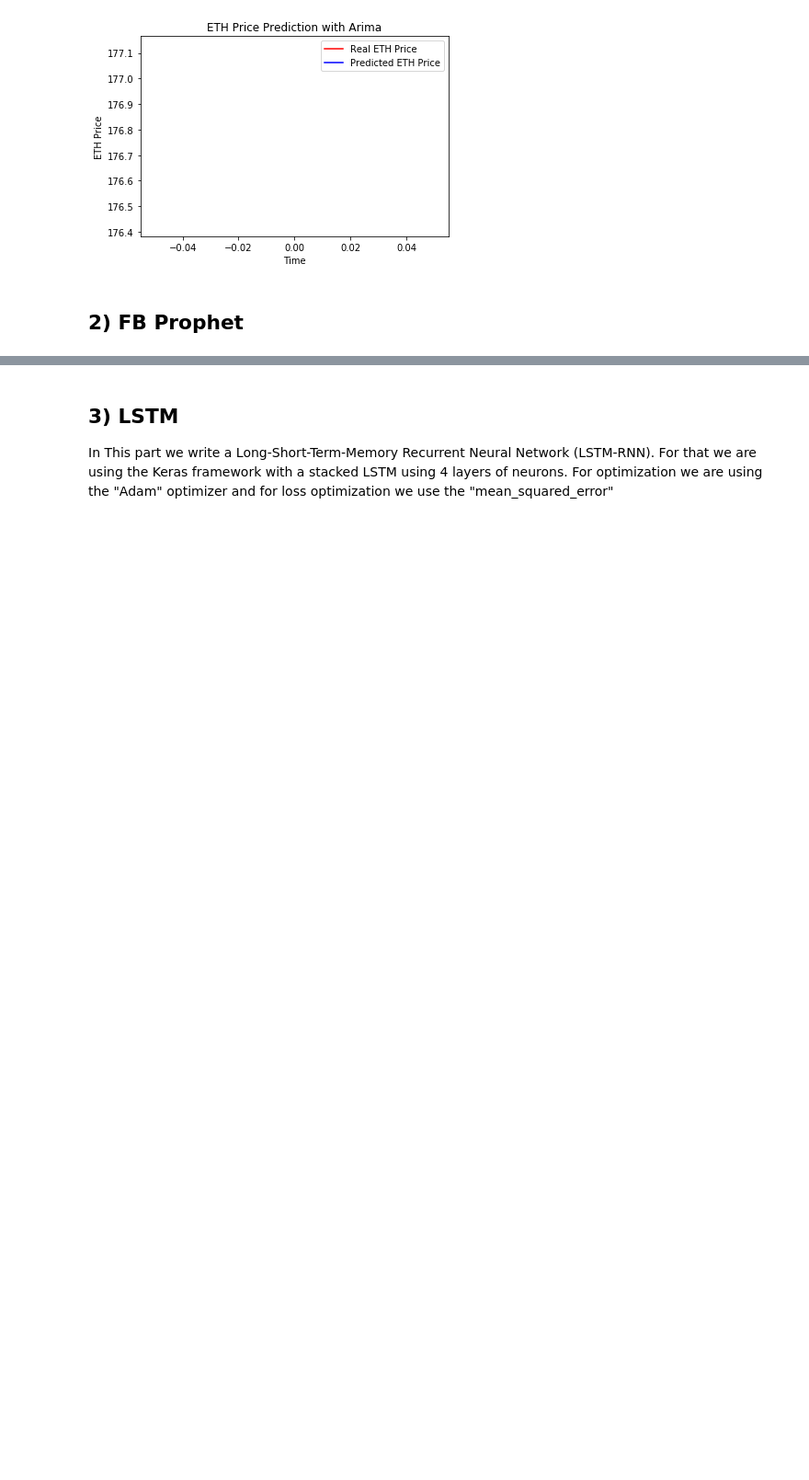
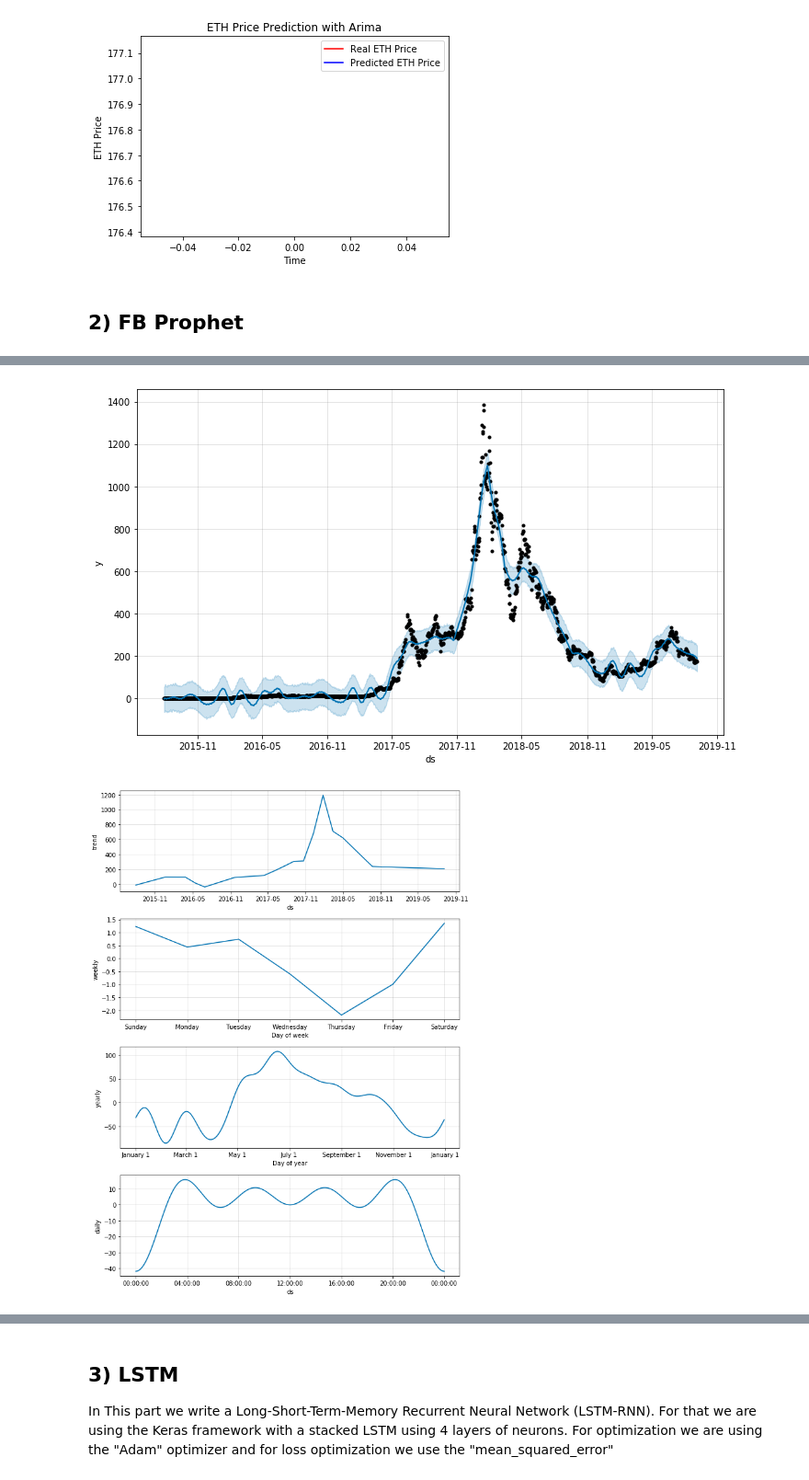
Before and after one commit to y4m4rx/appliedDataScienceProject, a Jupyter notebook: sezi/Combine.ipynb, the cells around one changed output, grey strips where cells are left out. Shown at 92% size. Saved outputs shown, nothing was run; the diff lists cells and outputs as text; code cells hidden in the pictures; blank space fills up the shorter version.

```diff
--- a/sezi/Combine.ipynb
+++ b/sezi/Combine.ipynb
@@ -756,6 +763,9 @@ def fit_prophet(df_prophet, periods, change_point):
 # %%
-hyperparameter_tuning_prophet(df_prophet, change_points, 30)
+#hyperparameter_tuning_prophet(df_prophet, change_points, 30)
 
 for time in prediction_time:
     result_prophet = fit_prophet(df_prophet[:-time], time, 0.2)
     model_result["FB Prophet-t+"+str(time)] = [df_data["Price"][-time:],result_prophet['yhat'][-time:]]
+# %% [output]
+[figure, added]
+[figure, added]
```
Also changed, not shown: parts of 4 cells of this notebook.
